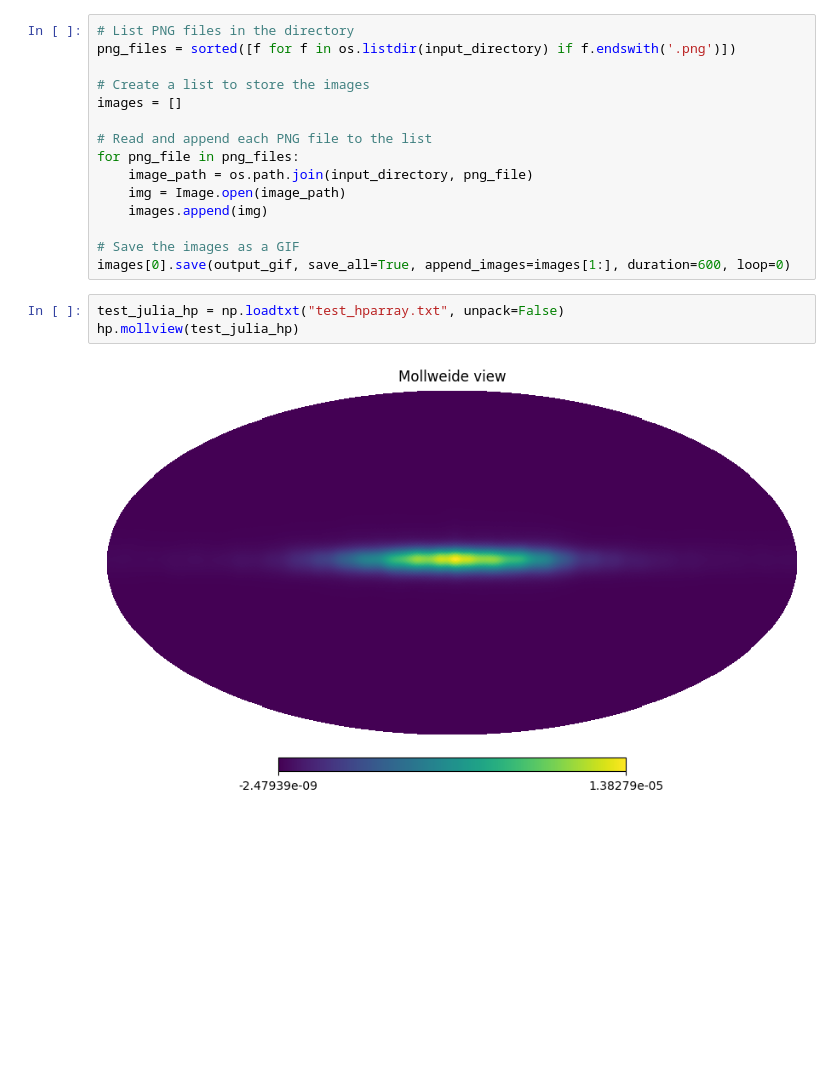
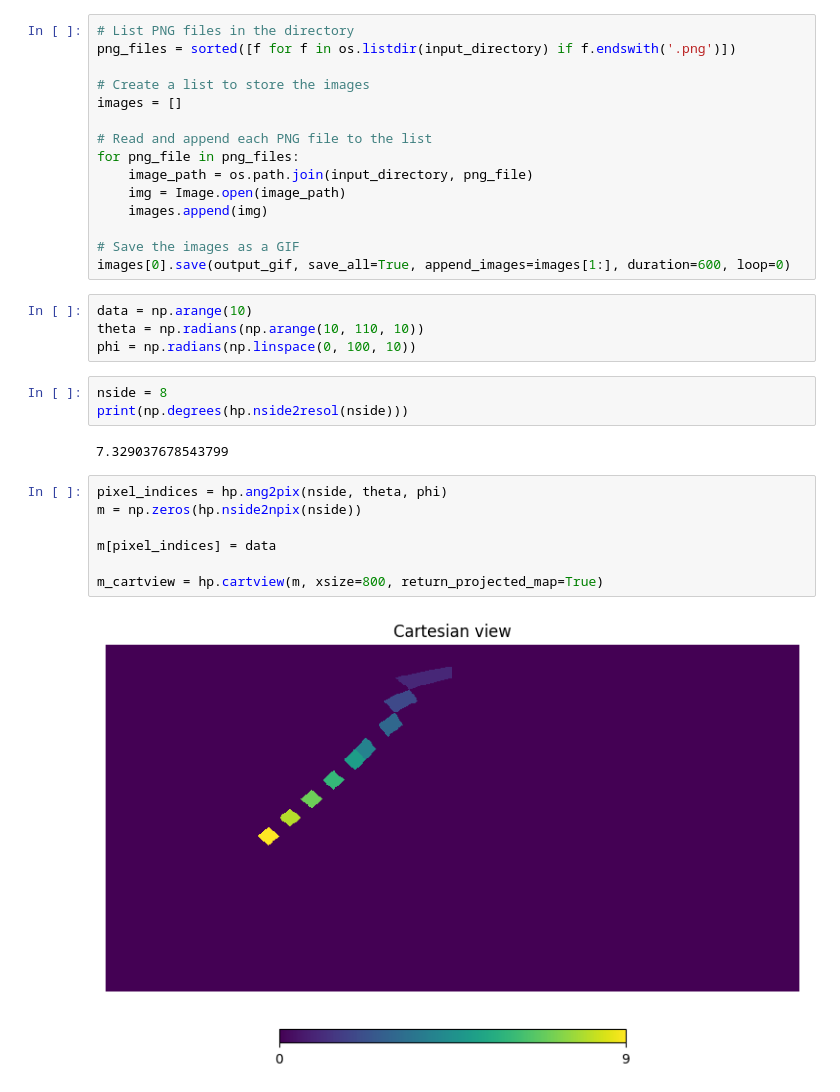
Before and after one commit to mymacd2/pseudo-Dirac-summer-research, a Jupyter notebook: GC_calcs/test_notebooks/healpy_tests.ipynb, the cells around one changed output. Drawn from its saved outputs; the diff is of its cells as text; blank space fills up the shorter version.

```diff
--- a/GC_calcs/test_notebooks/healpy_tests.ipynb
+++ b/GC_calcs/test_notebooks/healpy_tests.ipynb
@@ -189,8 +210,21 @@ for png_file in png_files:
 
 # Save the images as a GIF
 images[0].save(output_gif, save_all=True, append_images=images[1:], duration=600, loop=0)
-# %%
-test_julia_hp = np.loadtxt("test_hparray.txt", unpack=False)
-hp.mollview(test_julia_hp)
-# %% [output]
-[figure, removed]
+# %%
+data = np.arange(10)
+theta = np.radians(np.arange(10, 110, 10))
+phi = np.radians(np.linspace(0, 100, 10))
+# %%
+nside = 8
+print(np.degrees(hp.nside2resol(nside)))
+# %% [output]
+7.329037678543799
+# %%
+pixel_indices = hp.ang2pix(nside, theta, phi)
+m = np.zeros(hp.nside2npix(nside))
+
+m[pixel_indices] = data
+
+m_cartview = hp.cartview(m, xsize=800, return_projected_map=True)
+# %% [output]
+[figure, added]
```
Also changed, not shown: parts of 8 cells of this notebook, 11 other files.
